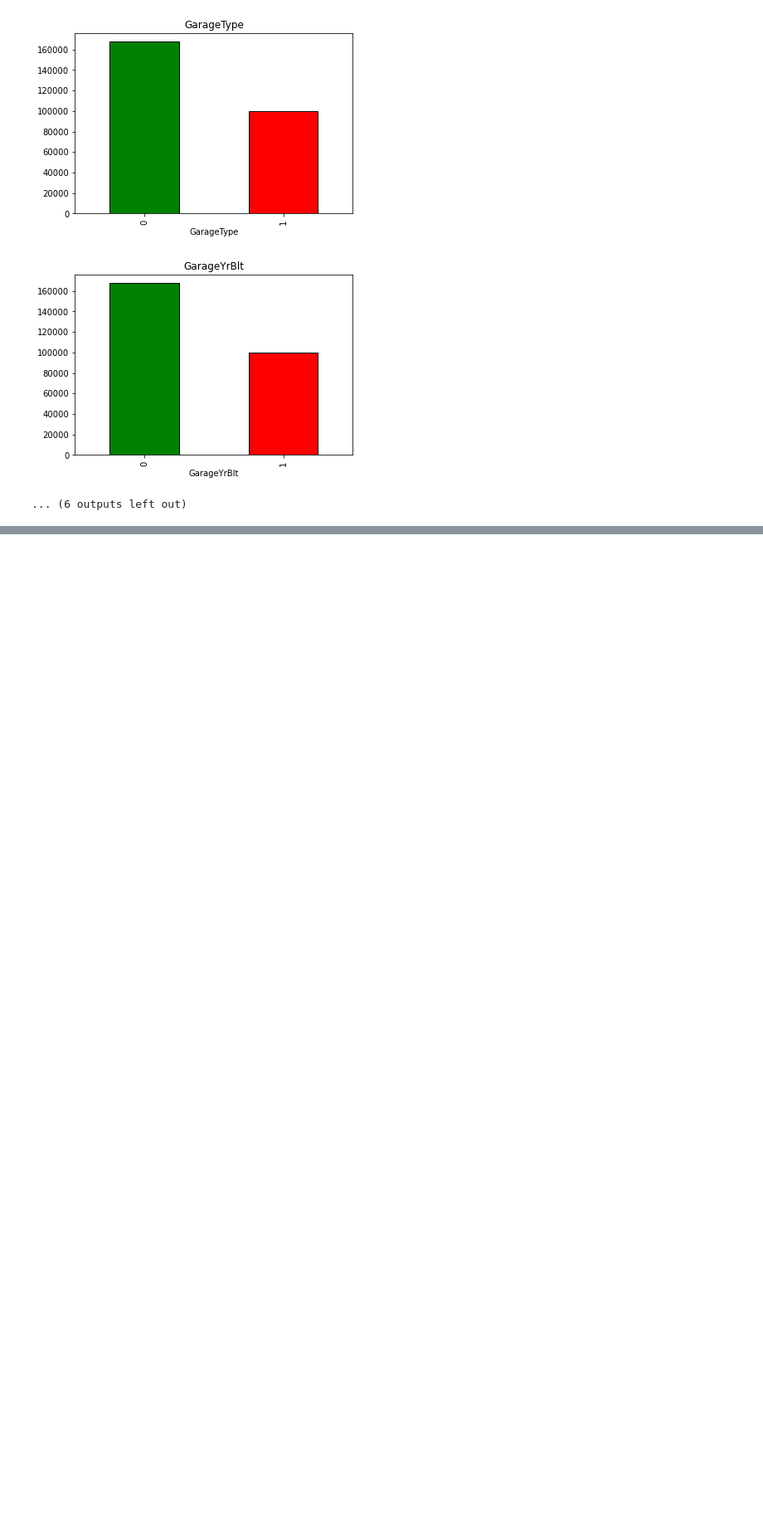
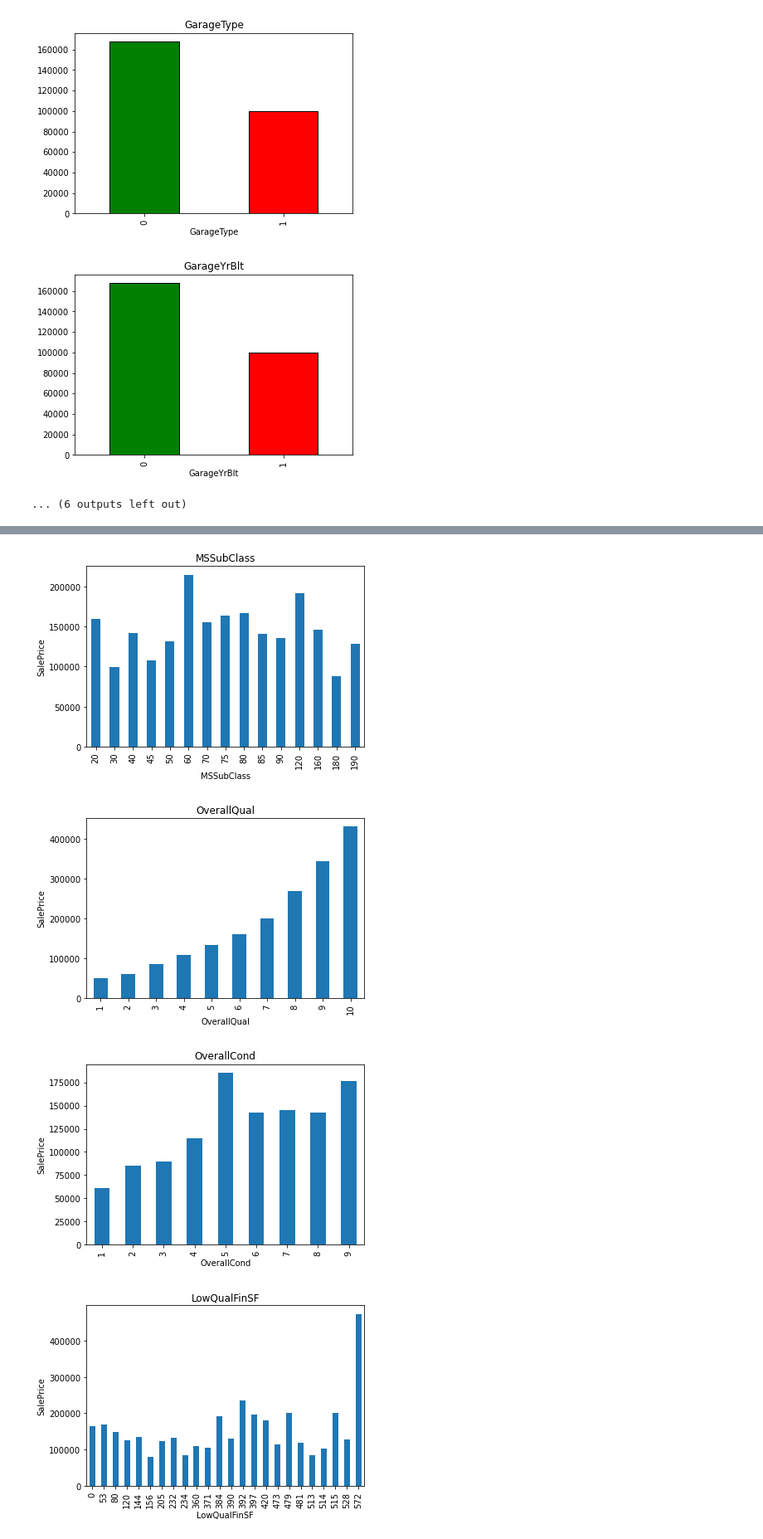
Before and after one commit to jasneekchugh/Machine-Learning-Projects, a Jupyter notebook: House Prices Prediction/HousePrice_DA.ipynb, the cells around one changed output, grey strips where cells are left out. Shown at 83% size. Drawn from its saved outputs; the diff is of its cells as text; code cells hidden in the pictures; blank space fills up the shorter version.

```diff
--- a/House Prices Prediction/HousePrice_DA.ipynb
+++ b/House Prices Prediction/HousePrice_DA.ipynb
@@ -92,0 +131,4 @@ for feature in features_with_na:
+# %%
+#Discrete Variables
+discrete_feature=[feature for feature in numerical_features if len(train_data[feature].unique())<25 and feature not in year_features+['Id']]
+print("Discrete Variables Count: {}".format(len(discrete_feature)))
@@ -92,0 +166,15 @@ for feature in features_with_na:
+# %%
+# Realtionship between Discrete Features and Sale PRice
+
+for feature in discrete_feature:
+    data=train_data.copy()
+    data.groupby(feature)['SalePrice'].median().plot.bar()
+    plt.xlabel(feature)
+    plt.ylabel('SalePrice')
+    plt.title(feature)
+    plt.show()
+# %% [output]
+[figure, added]
+[figure, added]
+[figure, added]
+[figure, added]
```
Also changed, not shown: parts of 16 cells of this notebook.
